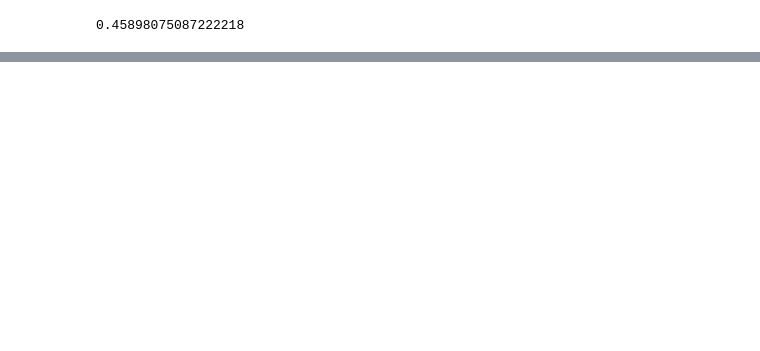
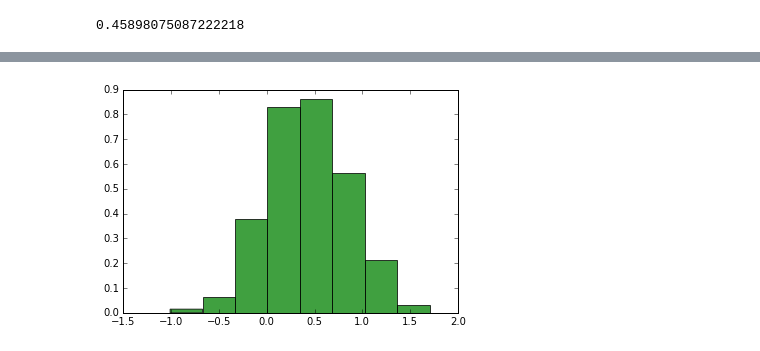
Before and after one commit to christopher-cao/yelp_analysis, a Jupyter notebook: yelp_analysis_final.ipynb, the cells around one changed output, grey strips where cells are left out. Saved outputs shown, nothing was run; the diff lists cells and outputs as text; code cells hidden in the pictures; blank space fills up the shorter version.

```diff
--- a/yelp_analysis_final.ipynb
+++ b/yelp_analysis_final.ipynb
@@ -73,0 +126,7 @@ np.mean(differences)
+# %%
+mu = np.mean(differences)
+sigma = np.std(differences)
+x = mu + sigma*np.random.randn(1000)
+n, bins, patchs = plt.hist(x, differences.size, normed=1, facecolor='green', alpha=0.75)
+# %% [output]
+[figure, added]
```
Also changed, not shown: parts of 6 cells of this notebook, 3 other files.
